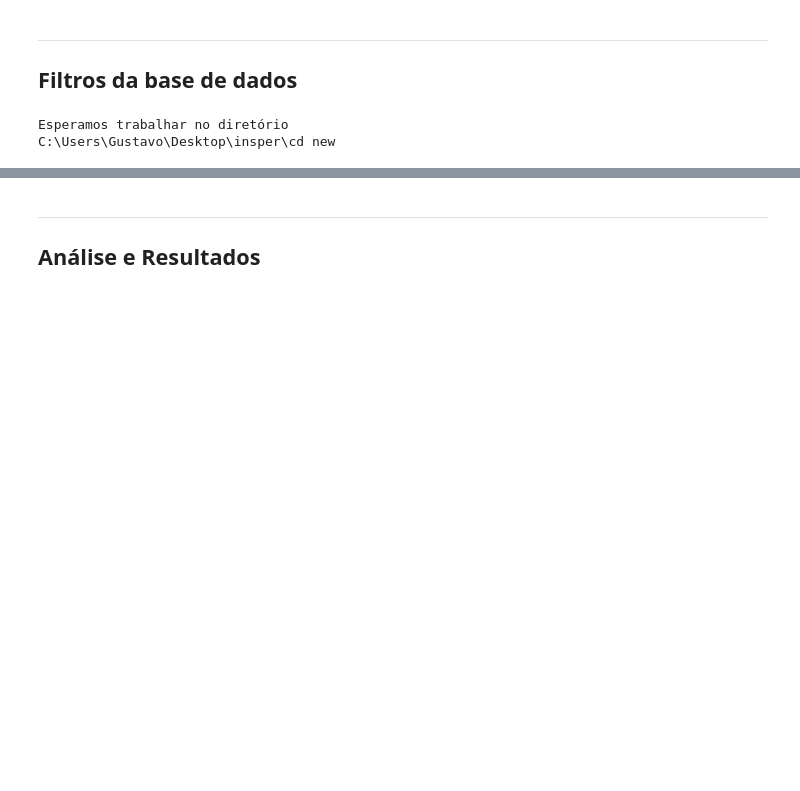
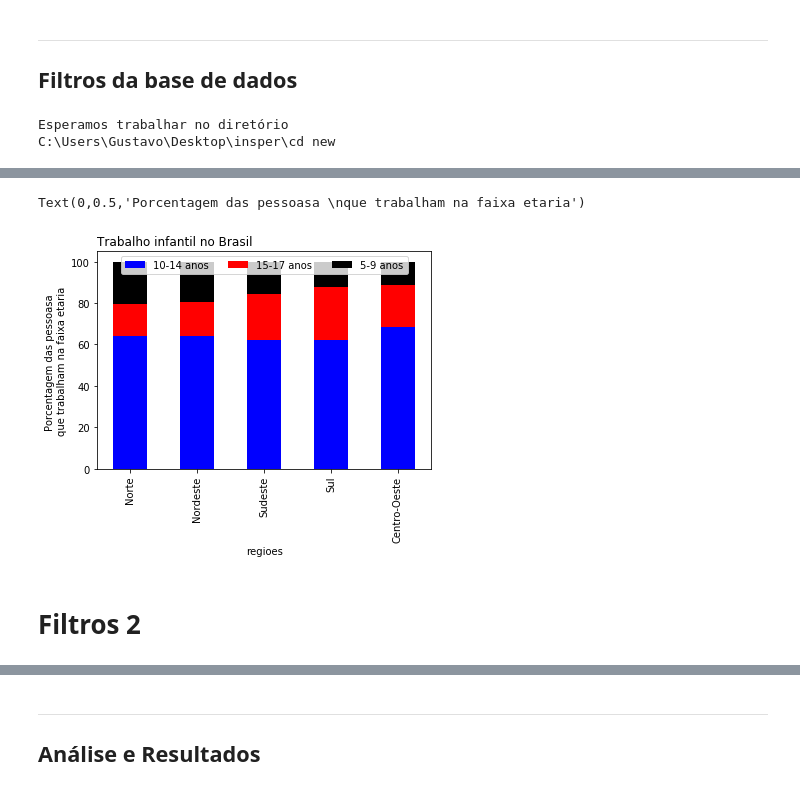
Before and after one commit to gubenites/CD-DP, a Jupyter notebook: Projeto1 Layout.ipynb, the cells around one changed output, grey strips where cells are left out. Cells and saved outputs as stored; diff of their text form; code cells hidden in the pictures; blank space fills up the shorter version.

```diff
--- a/Projeto1 Layout.ipynb
+++ b/Projeto1 Layout.ipynb
@@ -31,7 +29,7 @@ Esperamos trabalhar no diretório
 C:\Users\Gustavo\Desktop\insper\cd new
 # %%
 #Se usar o arquivo descompactado
-dados = pd.read_csv('PES2015.csv',sep=',')
+info = pd.read_csv('PES2015.csv',sep=',')
 pd.options.mode.chained_assignment = None
 #Se usar o arquivo compactado como está no dropbox púbico
 #pd.read_csv('PES2015csv.zip', compression='zip', header=0, sep=',', quotechar='"')
@@ -91,0 +46,22 @@ dr
+# %%
+pd.to_numeric(infoM.regioes)
+infoM.regioes[(infoM.regioes>=11) & (infoM.regioes<=17)] = [1]
+infoM.regioes[(infoM.regioes>=21) & (infoM.regioes<=29)] = [2]
+infoM.regioes[(infoM.regioes>=31) & (infoM.regioes<=35)] = [3]
+infoM.regioes[(infoM.regioes>=41) & (infoM.regioes<=43)] = [4]
+infoM.regioes[(infoM.regioes>=50) & (infoM.regioes<=53)] = [5]
+
+infoM = infoM[infoM.começou_trabalhar<=3]
+
+def quantidade(linha):
+    if linha==1:
+        return '5-9 anos'
+    if linha==2:
+        return '10-14 anos'
+    if linha==3:
+        return '15-17 anos'
+
+infoM.começou_trabalhar=infoM.começou_trabalhar.apply(quantidade)
+
+infoM.regioes = infoM.regioes.astype('category')
+infoM.regioes.cat.categories = ('Norte','Nordeste','Sudeste','Sul','Centro-Oeste')
@@ -91,0 +73,21 @@ dr
+# %%
+
+cross1 = pd.crosstab([infoM.regioes],[infoM.começou_trabalhar], normalize = "index")*100
+cross1.dropna()
+
+
+
+
+#s1 = cross1.sum()
+#cross1*100/s1
+#cross1 = (cross1/cross1.sum().sum()*100).round(decimals=5)
+cross1.plot(kind = 'bar',stacked=True, color = ('blue','red','black'))
+cross1.dropna()
+plt.title('Trabalho infantil no Brasil',loc = 'left')
+plt.legend(loc='upper center', bbox_to_anchor=(0.5, 1.00), ncol=3,fancybox=True, shadow=False)
+plt.ylabel('Porcentagem das pessoasa \nque trabalham na faixa etaria')
+# %% [output]
+Text(0,0.5,'Porcentagem das pessoasa \nque trabalham na faixa etaria')
+[figure, added]
+# %% [markdown]
+# Filtros 2
```
Also changed, not shown: parts of 26 cells of this notebook.
